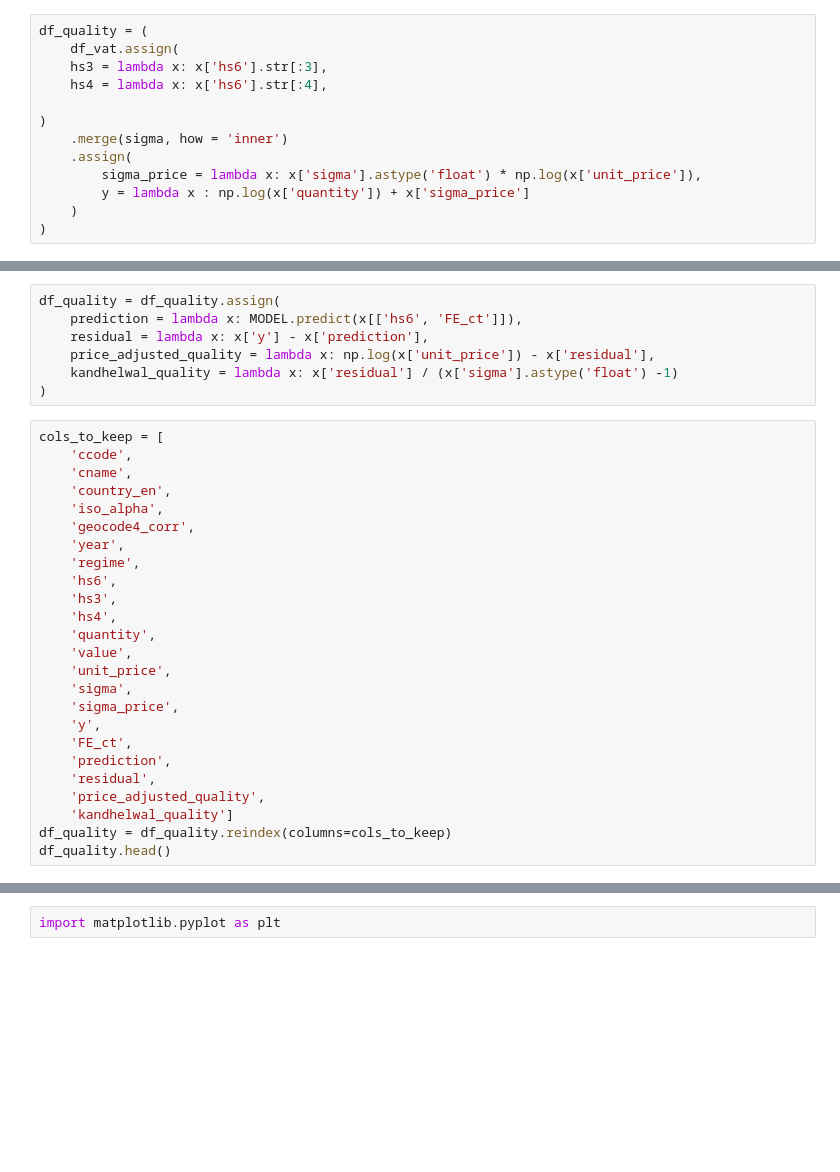
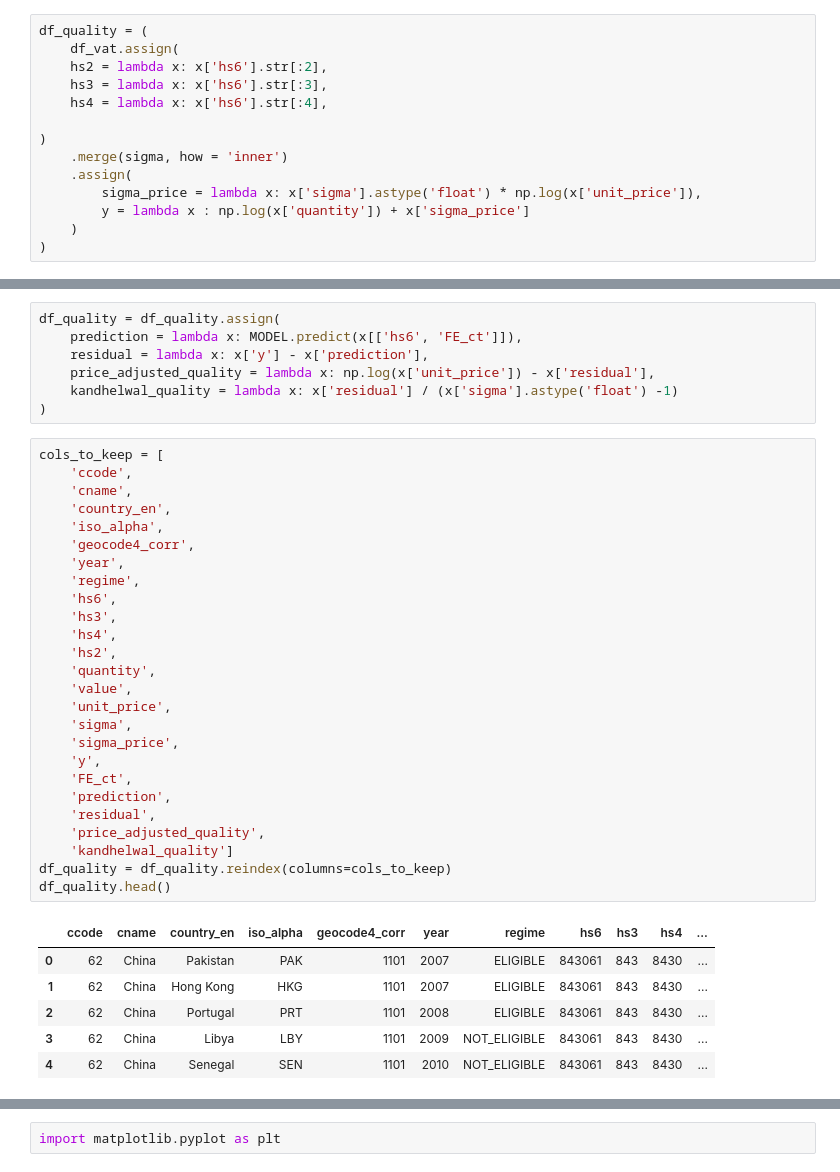
Before and after one commit to thomaspernet/VAT_rebate_quality_china, a Jupyter notebook: 01_data_preprocessing/02_transform_tables/01_preparation_quality.ipynb, the cells around one changed output, grey strips where cells are left out. Drawn from its saved outputs; the diff is of its cells as text; blank space fills up the shorter version.

```diff
--- a/01_data_preprocessing/02_transform_tables/01_preparation_quality.ipynb
+++ b/01_data_preprocessing/02_transform_tables/01_preparation_quality.ipynb
@@ -224,6 +259,7 @@ We also compute the following variables:
 # %%
 df_quality = (
     df_vat.assign(
+    hs2 = lambda x: x['hs6'].str[:2],
     hs3 = lambda x: x['hs6'].str[:3],
     hs4 = lambda x: x['hs6'].str[:4],
 
@@ -279,28 +318,36 @@ df_quality = df_quality.assign(
 # %%
 cols_to_keep = [
     'ccode',
     'cname',
     'country_en',
     'iso_alpha',
     'geocode4_corr',
     'year',
     'regime',
     'hs6',
     'hs3',
     'hs4',
+    'hs2',
     'quantity',
     'value',
     'unit_price',
     'sigma',
     'sigma_price',
     'y',
     'FE_ct',
     'prediction',
     'residual',
     'price_adjusted_quality',
     'kandhelwal_quality']
 df_quality = df_quality.reindex(columns=cols_to_keep)
 df_quality.head()
+# %% [output]
+|  | ccode | cname | country_en | iso_alpha | geocode4_corr | year | regime | hs6 | hs3 | hs4 | ... |
+| 0 | 62 | China | Pakistan | PAK | 1101 | 2007 | ELIGIBLE | 843061 | 843 | 8430 | ... |
+| 1 | 62 | China | Hong Kong | HKG | 1101 | 2007 | ELIGIBLE | 843061 | 843 | 8430 | ... |
+| 2 | 62 | China | Portugal | PRT | 1101 | 2008 | ELIGIBLE | 843061 | 843 | 8430 | ... |
+| 3 | 62 | China | Libya | LBY | 1101 | 2009 | NOT_ELIGIBLE | 843061 | 843 | 8430 | ... |
+| 4 | 62 | China | Senegal | SEN | 1101 | 2010 | NOT_ELIGIBLE | 843061 | 843 | 8430 | ... |
 # %% [markdown]
 Plot the average quality by year
 
```
Also changed, not shown: parts of 19 cells of this notebook, 1 other file.
